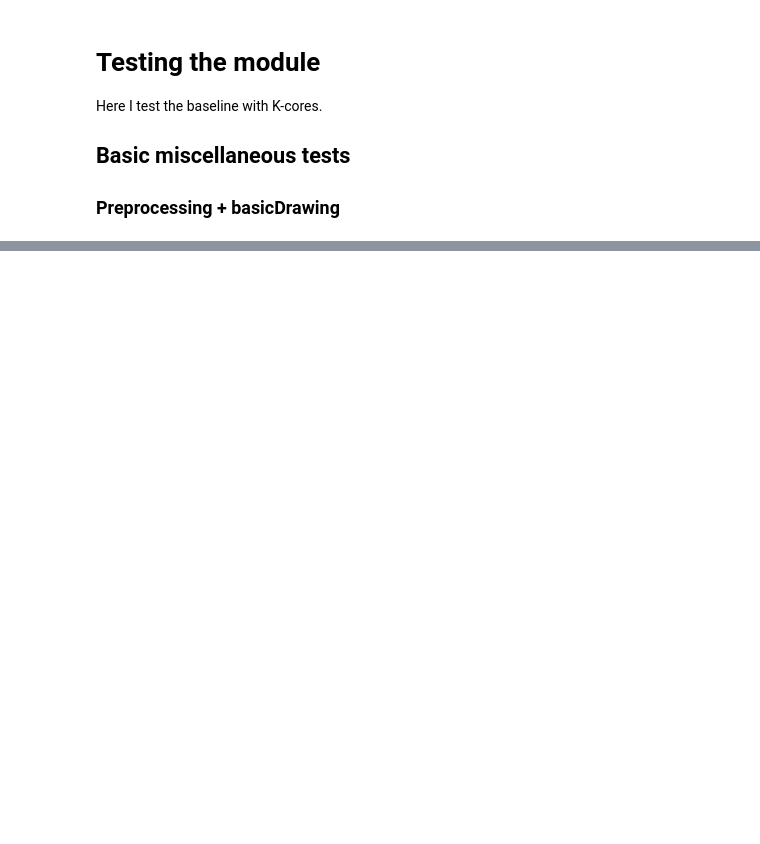
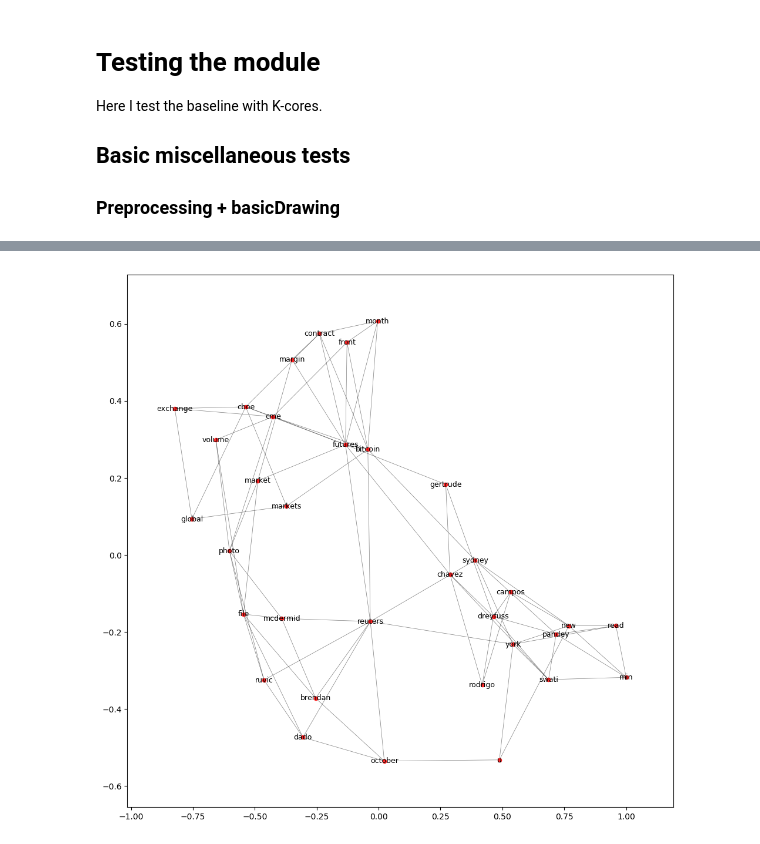
Before and after one commit to XuMuK1/KeywordsExtraction, a Jupyter notebook: GraphMethods/shorterTestNotebook.ipynb, the cells around one changed output, grey strips where cells are left out. Cells and saved outputs as stored; diff of their text form; code cells hidden in the pictures; blank space fills up the shorter version.

```diff
--- a/GraphMethods/shorterTestNotebook.ipynb
+++ b/GraphMethods/shorterTestNotebook.ipynb
@@ -25,0 +28,5 @@ kwmisc.BasicDraw(gow,words)
+# %%
+kcore=nx.algorithms.core.k_core(gow)
+kwmisc.BasicDraw(kcore, list(words[kcore.nodes]))
+# %% [output]
+[figure, added]
```
Also changed, not shown: parts of 4 cells of this notebook, 2 other files.
